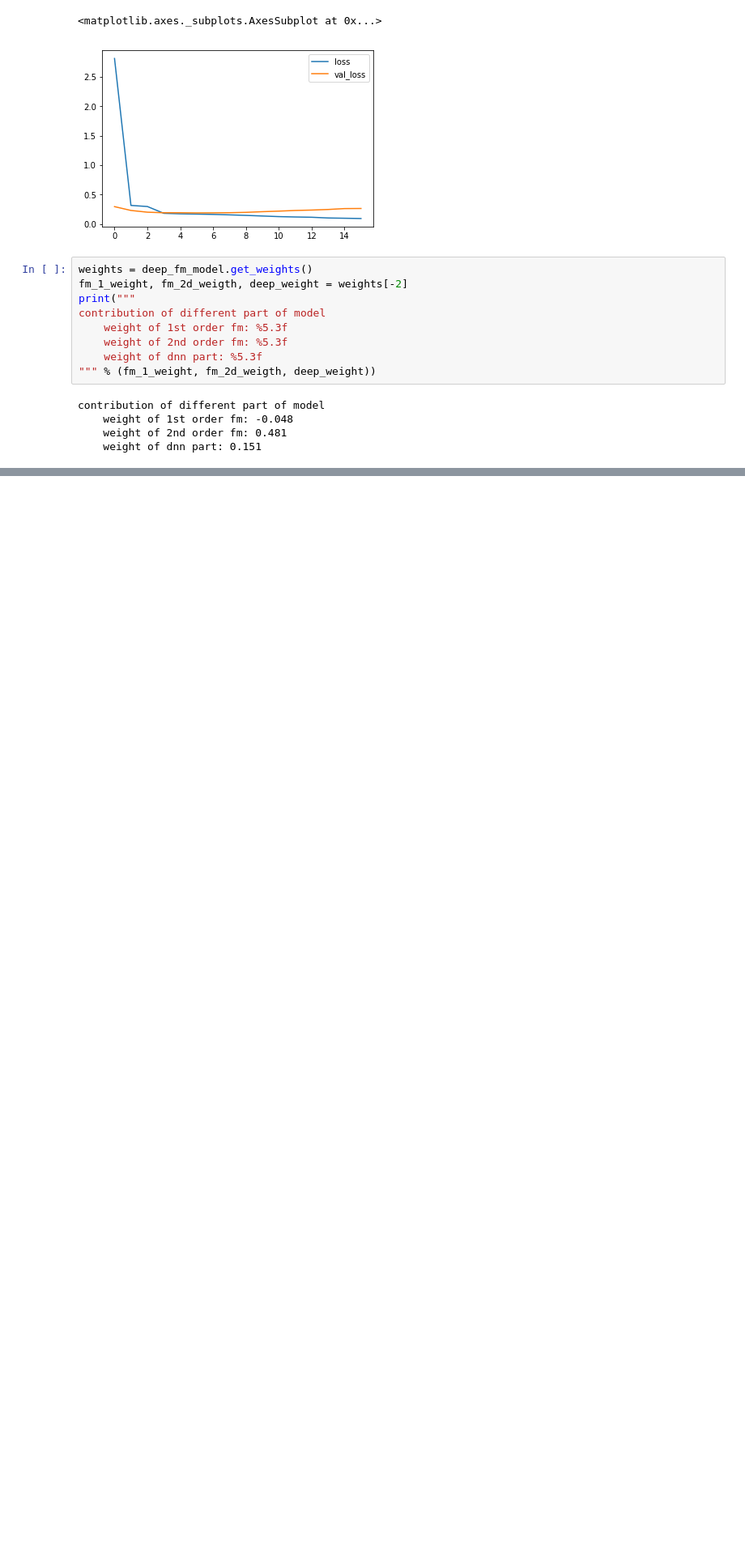
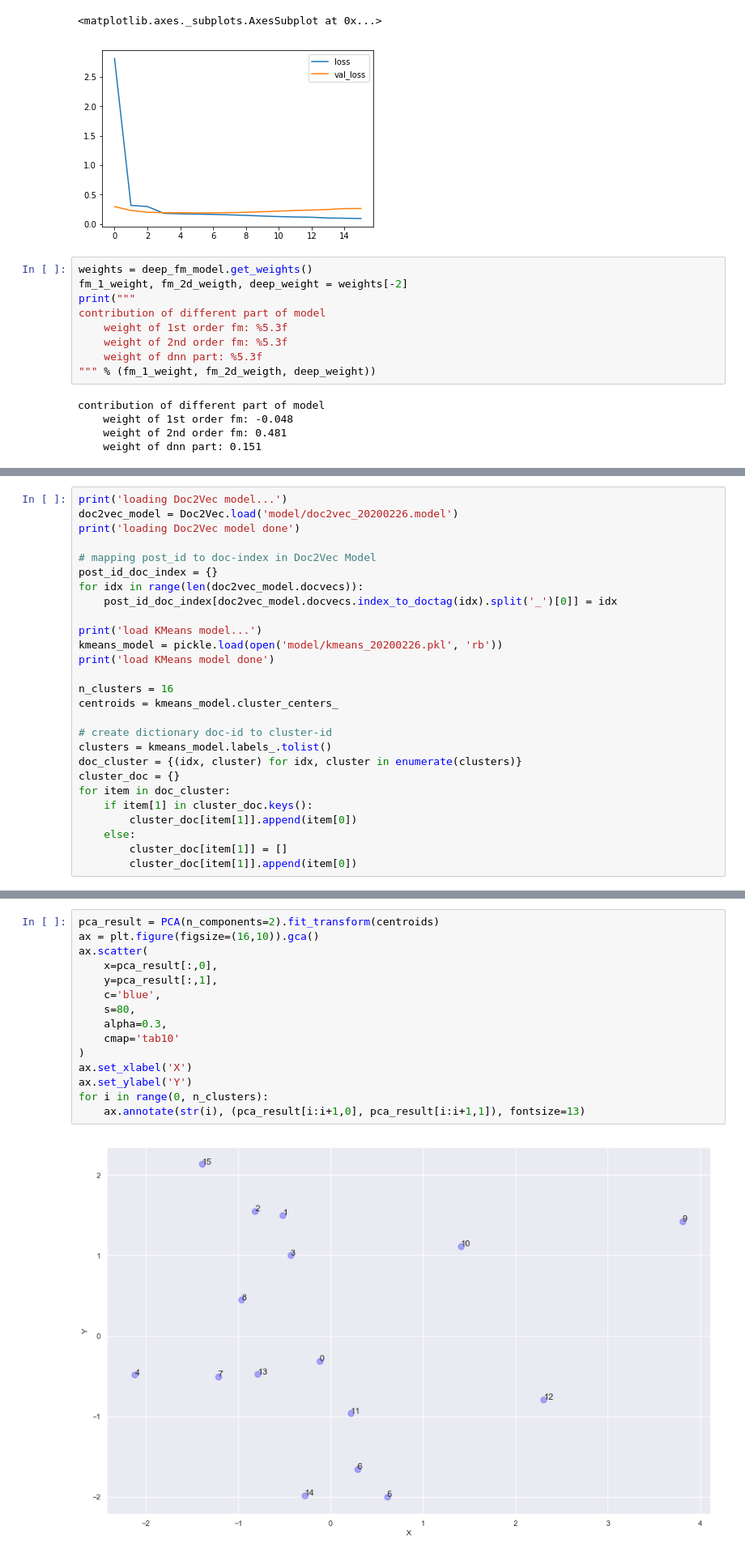
Before and after one commit to kadriansyah/notebook, a Jupyter notebook: alodokter-recommender/deep-fm-age-gender.ipynb, the cells around one changed output, grey strips where cells are left out. Shown at 81% size. Drawn from its saved outputs; the diff is of its cells as text; blank space fills up the shorter version.

Commit message:
adding Visualization

```diff
--- a/alodokter-recommender/deep-fm-age-gender.ipynb
+++ b/alodokter-recommender/deep-fm-age-gender.ipynb
@@ -429,0 +443,27 @@ contribution of different part of model
+# %%
+print('loading Doc2Vec model...')
+doc2vec_model = Doc2Vec.load('model/doc2vec_20200226.model')
+print('loading Doc2Vec model done')
+
+# mapping post_id to doc-index in Doc2Vec Model
+post_id_doc_index = {}
+for idx in range(len(doc2vec_model.docvecs)):
+    post_id_doc_index[doc2vec_model.docvecs.index_to_doctag(idx).split('_')[0]] = idx
+
+print('load KMeans model...')
+kmeans_model = pickle.load(open('model/kmeans_20200226.pkl', 'rb'))
+print('load KMeans model done')
+
+n_clusters = 16
+centroids = kmeans_model.cluster_centers_
+
+# create dictionary doc-id to cluster-id
+clusters = kmeans_model.labels_.tolist()
+doc_cluster = {(idx, cluster) for idx, cluster in enumerate(clusters)}
+cluster_doc = {}
+for item in doc_cluster:
+    if item[1] in cluster_doc.keys():
+        cluster_doc[item[1]].append(item[0])
+    else:
+        cluster_doc[item[1]] = []
+        cluster_doc[item[1]].append(item[0])
@@ -429,0 +497,17 @@ contribution of different part of model
+# %%
+pca_result = PCA(n_components=2).fit_transform(centroids)
+ax = plt.figure(figsize=(16,10)).gca()
+ax.scatter(
+    x=pca_result[:,0],
+    y=pca_result[:,1],
+    c='blue',
+    s=80,
+    alpha=0.3,
+    cmap='tab10'
+)
+ax.set_xlabel('X')
+ax.set_ylabel('Y')
+for i in range(0, n_clusters):
+    ax.annotate(str(i), (pca_result[i:i+1,0], pca_result[i:i+1,1]), fontsize=13)
+# %% [output]
+[figure, added]
```
Also changed, not shown: parts of 16 cells of this notebook.
